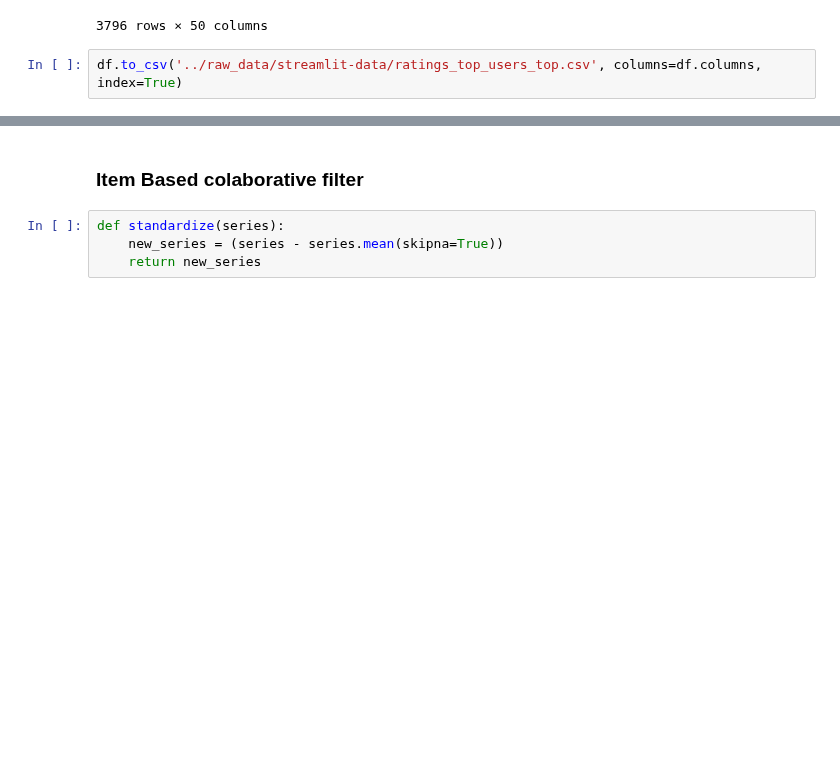
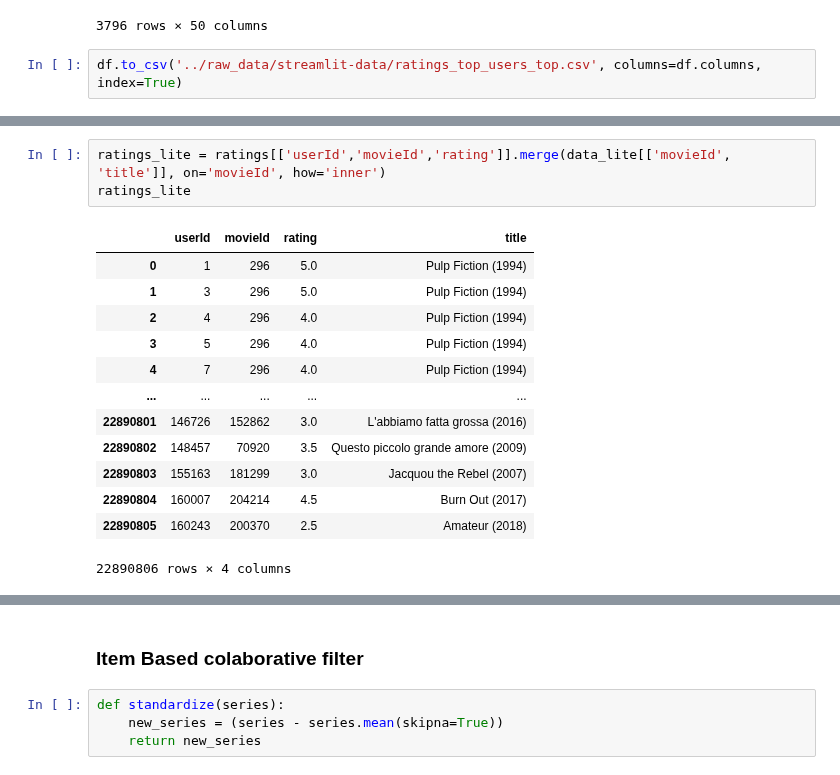
Before and after one commit to joaquim-oliveira-neto/rogue, a Jupyter notebook: notebooks/joaquim-model-test.ipynb, the cells around one changed output, grey strips where cells are left out. Saved outputs shown, nothing was run; the diff lists cells and outputs as text; blank space fills up the shorter version.

```diff
--- a/notebooks/joaquim-model-test.ipynb
+++ b/notebooks/joaquim-model-test.ipynb
@@ -173,0 +203,17 @@ df.to_csv('../raw_data/streamlit-data/ratings_top_users_top.csv', columns=df.col
+# %%
+ratings_lite = ratings[['userId','movieId','rating']].merge(data_lite[['movieId', 'title']], on='movieId', how='inner')
+ratings_lite
+# %% [output]
+|  | userId | movieId | rating | title |
+| 0 | 1 | 296 | 5.0 | Pulp Fiction (1994) |
+| 1 | 3 | 296 | 5.0 | Pulp Fiction (1994) |
+| 2 | 4 | 296 | 4.0 | Pulp Fiction (1994) |
+| 3 | 5 | 296 | 4.0 | Pulp Fiction (1994) |
+| 4 | 7 | 296 | 4.0 | Pulp Fiction (1994) |
+| ... | ... | ... | ... | ... |
+| 22890801 | 146726 | 152862 | 3.0 | L'abbiamo fatta grossa (2016) |
+| 22890802 | 148457 | 70920 | 3.5 | Questo piccolo grande amore (2009) |
+| 22890803 | 155163 | 181299 | 3.0 | Jacquou the Rebel (2007) |
+| 22890804 | 160007 | 204214 | 4.5 | Burn Out (2017) |
+| 22890805 | 160243 | 200370 | 2.5 | Amateur (2018) |
+22890806 rows × 4 columns
```
Also changed, not shown: parts of 33 cells of this notebook, 3 other files.
